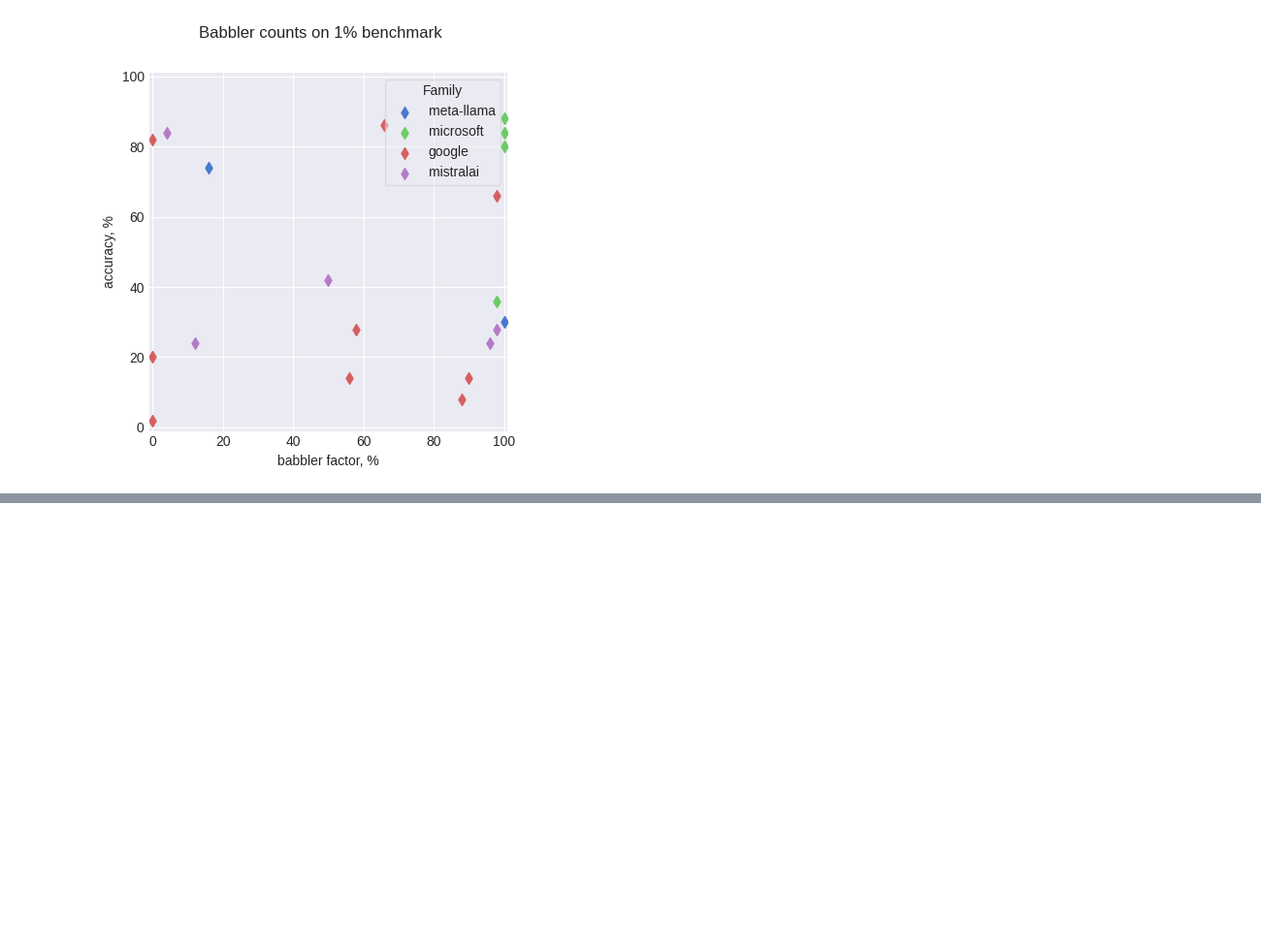
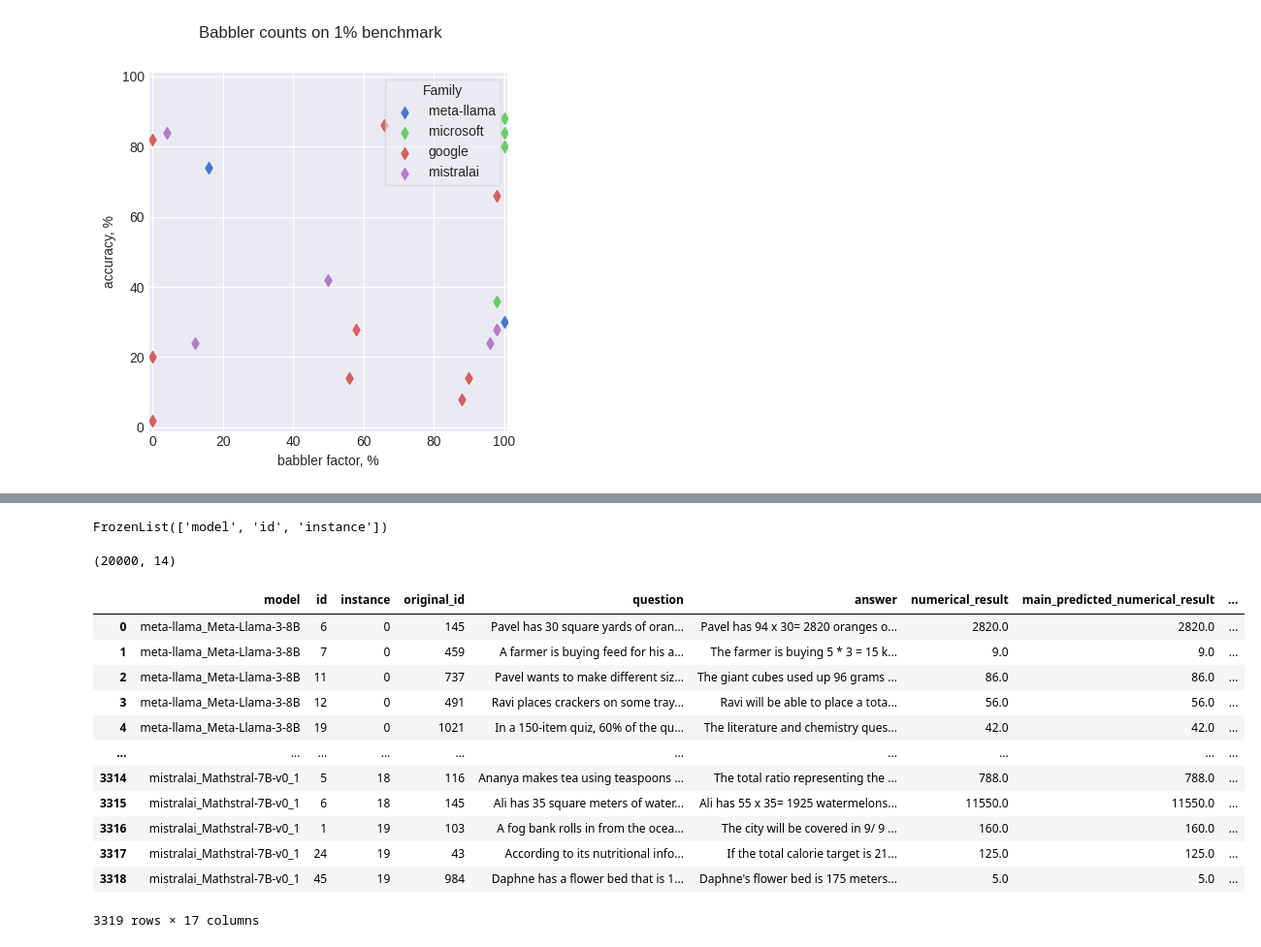
Before and after one commit to the-mysh/gsm-symbolic-benchmarking, a Jupyter notebook: notebooks/results_pres.ipynb, the cells around one changed output, grey strips where cells are left out. Shown at 97% size. Drawn from its saved outputs; the diff is of its cells as text; code cells hidden in the pictures; blank space fills up the shorter version.

```diff
--- a/notebooks/results_pres.ipynb
+++ b/notebooks/results_pres.ipynb
@@ -245,0 +262,7 @@ for i, c in enumerate(('accuracy', 'babbler percentage')):
+# %%
+sep_prep = results_sep_main.full_data.set_index(['model', 'id', 'instance']).drop(['original_id', 'question', 'answer', 'numerical_result'], axis=1)
+# %%
+main_prep = results_20x50_main.full_data.set_index(['model', 'id', 'instance'])
+# %%
+main_prep.columns = [('main_' + c) if c in sep_prep.columns else c for c in main_prep.columns]
+sep_prep.columns = ['sep_' + c for c in sep_prep.columns]
@@ -245,0 +303,4 @@ for i, c in enumerate(('accuracy', 'babbler percentage')):
+# %%
+combined = pd.concat([main_prep, sep_prep], axis=1)
+combined = combined[~combined.sep_correct.isna() & ~combined.main_correct.isna()]
+combined.columns
@@ -245,0 +315,25 @@ for i, c in enumerate(('accuracy', 'babbler percentage')):
+# %%
+combined.index.names
+# %% [output]
+FrozenList(['model', 'id', 'instance'])
+# %%
+combined.shape
+# %% [output]
+(20000, 14)
+# %%
+combined_flat = combined[combined.main_correct & ~combined.sep_correct].reset_index()
+combined_flat
+# %% [output]
+|  | model | id | instance | original_id | question | answer | numerical_result | main_predicted_numerical_result | ... |
+| 0 | meta-llama_Meta-Llama-3-8B | 6 | 0 | 145 | Pavel has 30 square yards of oran... | Pavel has 94 x 30= 2820 oranges o... | 2820.0 | 2820.0 | ... |
+| 1 | meta-llama_Meta-Llama-3-8B | 7 | 0 | 459 | A farmer is buying feed for his a... | The farmer is buying 5 * 3 = 15 k... | 9.0 | 9.0 | ... |
+| 2 | meta-llama_Meta-Llama-3-8B | 11 | 0 | 737 | Pavel wants to make different siz... | The giant cubes used up 96 grams ... | 86.0 | 86.0 | ... |
+| 3 | meta-llama_Meta-Llama-3-8B | 12 | 0 | 491 | Ravi places crackers on some tray... | Ravi will be able to place a tota... | 56.0 | 56.0 | ... |
+| 4 | meta-llama_Meta-Llama-3-8B | 19 | 0 | 1021 | In a 150-item quiz, 60% of the qu... | The literature and chemistry ques... | 42.0 | 42.0 | ... |
+| ... | ... | ... | ... | ... | ... | ... | ... | ... | ... |
+| 3314 | mistralai_Mathstral-7B-v0_1 | 5 | 18 | 116 | Ananya makes tea using teaspoons ... | The total ratio representing the ... | 788.0 | 788.0 | ... |
+| 3315 | mistralai_Mathstral-7B-v0_1 | 6 | 18 | 145 | Ali has 35 square meters of water... | Ali has 55 x 35= 1925 watermelons... | 11550.0 | 11550.0 | ... |
+| 3316 | mistralai_Mathstral-7B-v0_1 | 1 | 19 | 103 | A fog bank rolls in from the ocea... | The city will be covered in 9/ 9 ... | 160.0 | 160.0 | ... |
+| 3317 | mistralai_Mathstral-7B-v0_1 | 24 | 19 | 43 | According to its nutritional info... | If the total calorie target is 21... | 125.0 | 125.0 | ... |
+| 3318 | mistralai_Mathstral-7B-v0_1 | 45 | 19 | 984 | Daphne has a flower bed that is 1... | Daphne's flower bed is 175 meters... | 5.0 | 5.0 | ... |
+3319 rows × 17 columns
```
Also changed, not shown: parts of 10 cells of this notebook, 1 other file.
